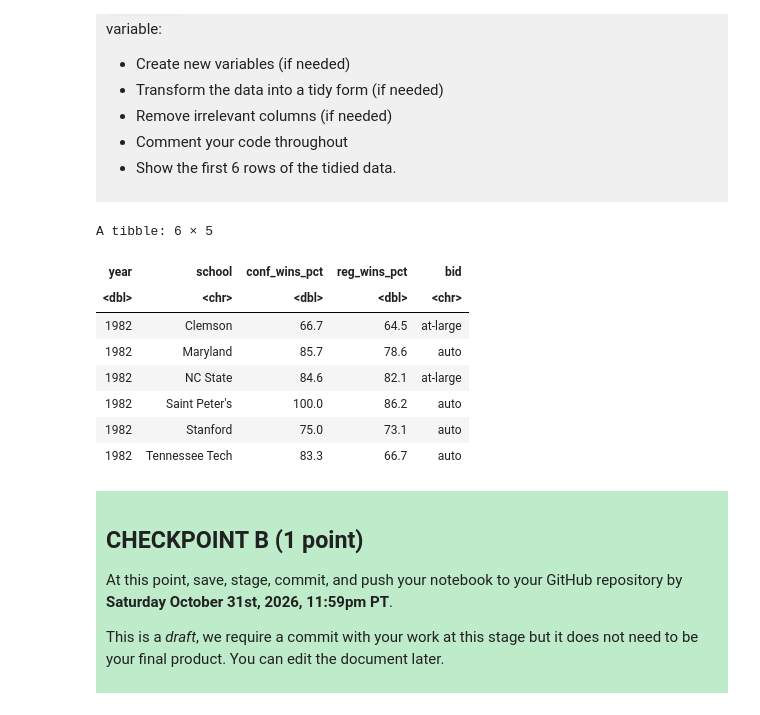
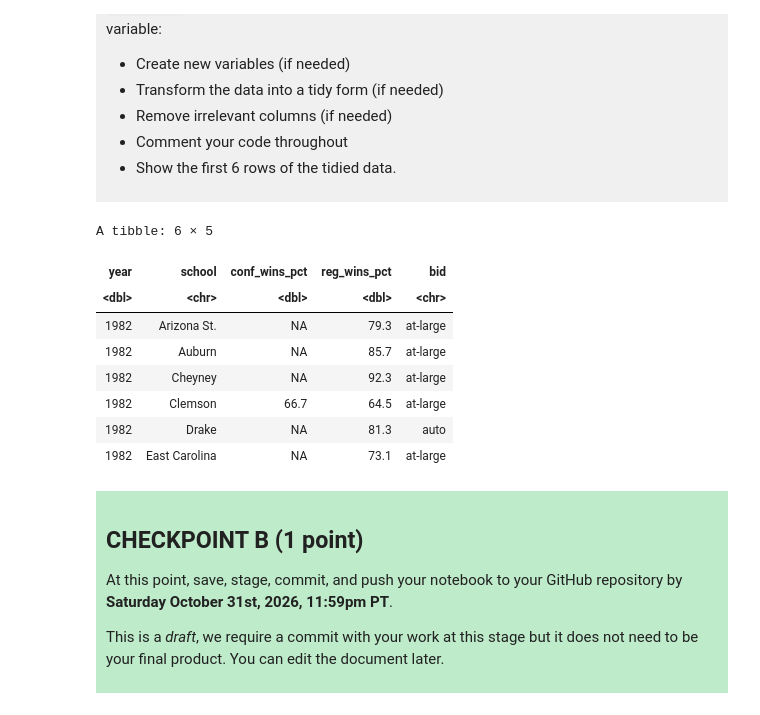
Before and after one commit to mngrindacc/dsci-100-project-minh-nguyen, a Jupyter notebook: dsci-100-project-notebook.ipynb, the cells around one changed output. Cells and saved outputs as stored; diff of their text form; code cells hidden in the pictures.

```diff
--- a/dsci-100-project-notebook.ipynb
+++ b/dsci-100-project-notebook.ipynb
@@ -227,31 +227,24 @@ Produce a tidy data set that could be used to answer your research question usin
 # %%
 #To run a KNN-classification algorithm
 #on this data and predict the qualification type of a team, we need to select our predictors(conference and regional win
 #percentages) since they act as input coordinates KNN uses to find nearest neighbors. Next, we need to select the bid
 #column that contains the known classes for each coordinate since they will be used to predict classes of unseen data.
 #The columns year and school won't be directly inputed into the algorithm. However, they are useful for reference
 #since they allow us to know exactly what school and year a data point belongs to rather than just anonymous numbers.
-women_tidy <- select(women_data, year, school, conf_wins_pct, reg_wins_pct, bid) |>
-#After inspecting my data, I realized that the early years(1982 - 1984)contained a significant
-#amount of missing values(NAs). Because these were the years when the tournament was first established,
-#conference and regional performances weren't formally tracked for many teams compared to later years. Realizing that
-#the KNN classification algorithm can't calculate distances involving NAs and will simply ignore these rows
-#which create unneccessary clutter inside my data, I decided to drop all the rows that involve NA values, making the data
-#more tidy and easier to visualize.
-drop_na()
+women_tidy <- select(women_data, year, school, conf_wins_pct, reg_wins_pct, bid)
 
 women_tidy |>
 slice(1:6)
 # %% [output]
 A tibble: 6 × 5
 | year | school | conf_wins_pct | reg_wins_pct | bid |
 | <dbl> | <chr> | <dbl> | <dbl> | <chr> |
+| 1982 | Arizona St. | NA | 79.3 | at-large |
+| 1982 | Auburn | NA | 85.7 | at-large |
+| 1982 | Cheyney | NA | 92.3 | at-large |
 | 1982 | Clemson | 66.7 | 64.5 | at-large |
-| 1982 | Maryland | 85.7 | 78.6 | auto |
-| 1982 | NC State | 84.6 | 82.1 | at-large |
-| 1982 | Saint Peter's | 100.0 | 86.2 | auto |
-| 1982 | Stanford | 75.0 | 73.1 | auto |
-| 1982 | Tennessee Tech | 83.3 | 66.7 | auto |
+| 1982 | Drake | NA | 81.3 | auto |
+| 1982 | East Carolina | NA | 73.1 | at-large |
 # %% [markdown]
 <div style="background-color: #beebca; padding: 10px;">
 
```
Also changed, not shown: parts of 14 cells of this notebook.
